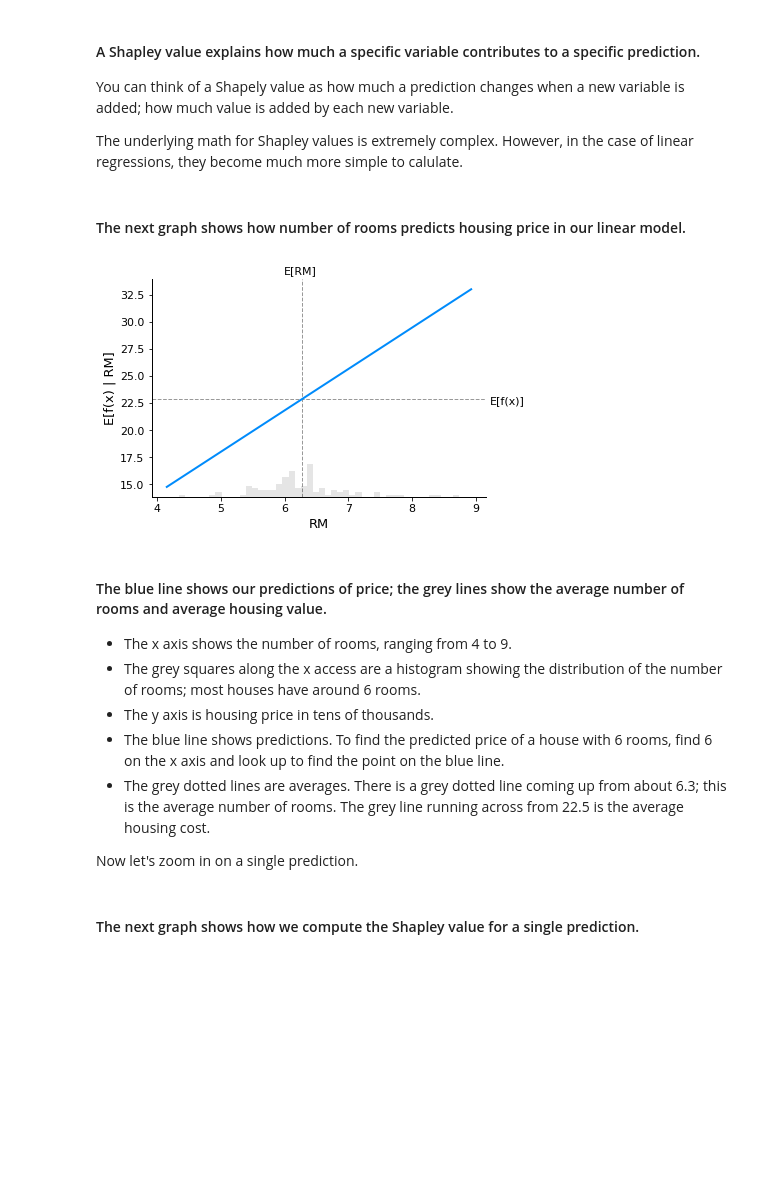
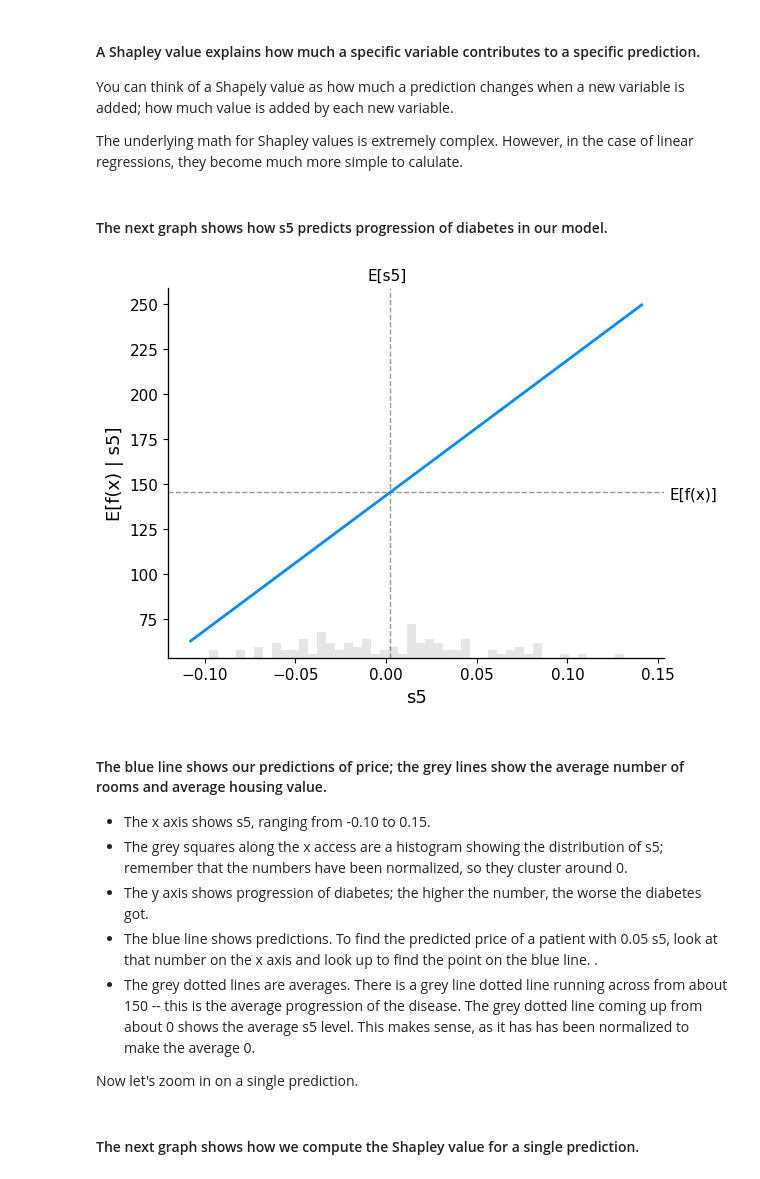
Before and after one commit to narnaoot/explainability, a Jupyter notebook: Explainable AI.ipynb, the cells around one changed output. Saved outputs shown, nothing was run; the diff lists cells and outputs as text; code cells hidden in the pictures; blank space fills up the shorter version.

Commit message:
Add files via upload
updated with new dataset

```diff
--- a/Explainable AI.ipynb
+++ b/Explainable AI.ipynb
@@ -46,13 +57,12 @@ Quick review of linear regressions:
 # %%
-%%capture output
-# suppress warning-- see comment below
-
 import pandas as pd
 import shap
 import sklearn
 
-# load the Boson dataset
-X,y = shap.datasets.boston()
+shap.datasets.diabetes
+
+# load the diabetes dataset
+X,y = shap.datasets.diabetes()
 X100 = shap.utils.sample(X, 100)
 
 # create a simple linear model
@@ -103,20 +110,20 @@ You can think of a Shapely value as how much a prediction changes when a new var
 
 The underlying math for Shapley values is extremely complex.  However, in the case of linear regressions, they become much more simple to calulate.
 # %% [markdown]
-#### The next graph shows how number of rooms predicts housing price in our linear model.
+#### The next graph shows how s5 predicts progression of diabetes in our model.
 # %%
-shap.partial_dependence_plot("RM", model.predict, X100, ice=False,
+shap.partial_dependence_plot("s5", model.predict, X100, ice=False,
     model_expected_value=True, feature_expected_value=True)
 # %% [output]
-[figure, old version]
+[figure, new version]
 # %% [markdown]
 #### The blue line shows our predictions of price; the grey lines show the average number of rooms and average housing value.
 
-* The x axis shows the number of rooms, ranging from 4 to 9.
-* The grey squares along the x access are a histogram showing the distribution of the number of rooms; most houses have around 6 rooms.
-* The y axis is housing price in tens of thousands.
-* The blue line shows predictions.  To find the predicted price of a house with 6 rooms, find 6 on the x axis and look up to find the point on the blue line.
-* The grey dotted lines are averages.  There is a grey dotted line coming up from about 6.3; this is the average number of rooms.  The grey line running across from 22.5 is the average housing cost.
+* The x axis shows s5, ranging from -0.10 to 0.15.
+* The grey squares along the x access are a histogram showing the distribution of s5; remember that the numbers have been normalized, so they cluster around 0.
+* The y axis shows progression of diabetes; the higher the number, the worse the diabetes got.
+* The blue line shows predictions.  To find the predicted price of a patient with 0.05 s5, look at that number on the x axis and look up to find the point on the blue line. .
+* The grey dotted lines are averages.  There is a grey line dotted line running across from about 150 -- this is the average progression of the disease. The grey dotted line coming up from about 0 shows the average s5 level.  This makes sense, as it has has been normalized to make the average 0.
 
 Now let's zoom in on a single prediction.
 # %% [markdown]
```
Also changed, not shown: parts of 21 cells of this notebook.
